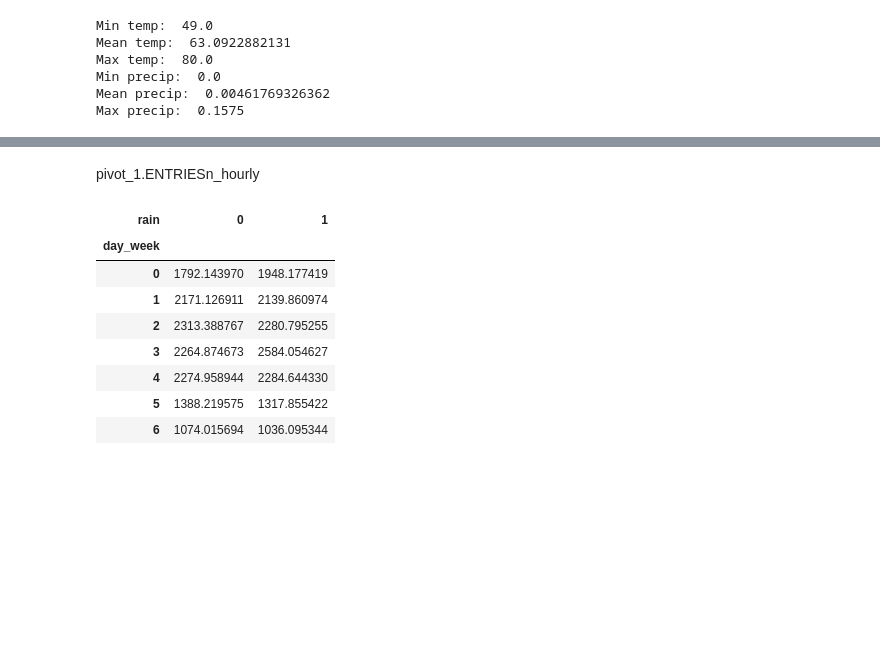
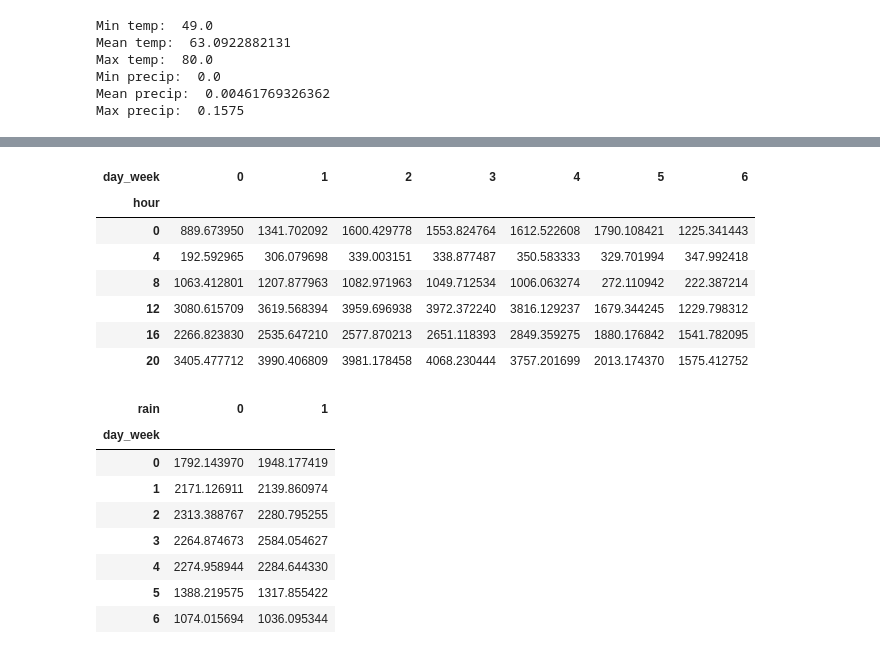
Before and after one commit to UC89/dataScienceStuff, a Jupyter notebook: project_1.ipynb, the cells around one changed output, grey strips where cells are left out. Cells and saved outputs as stored; diff of their text form; code cells hidden in the pictures; blank space fills up the shorter version.

```diff
--- a/project_1.ipynb
+++ b/project_1.ipynb
@@ -114,5 +124,14 @@ https://maps.googleapis.com/maps/api/staticmap?size=800x800&maptype=roadmap&mark
-# %% [markdown]
-pivot_1.ENTRIESn_hourly
+# %%
+pivot_1.ENTRIESn_hourly
+# %% [output]
+| day_week | 0 | 1 | 2 | 3 | 4 | 5 | 6 |
+| hour |  |  |  |  |  |  |  |
+| 0 | 889.673950 | 1341.702092 | 1600.429778 | 1553.824764 | 1612.522608 | 1790.108421 | 1225.341443 |
+| 4 | 192.592965 | 306.079698 | 339.003151 | 338.877487 | 350.583333 | 329.701994 | 347.992418 |
+| 8 | 1063.412801 | 1207.877963 | 1082.971963 | 1049.712534 | 1006.063274 | 272.110942 | 222.387214 |
+| 12 | 3080.615709 | 3619.568394 | 3959.696938 | 3972.372240 | 3816.129237 | 1679.344245 | 1229.798312 |
+| 16 | 2266.823830 | 2535.647210 | 2577.870213 | 2651.118393 | 2849.359275 | 1880.176842 | 1541.782095 |
+| 20 | 3405.477712 | 3990.406809 | 3981.178458 | 4068.230444 | 3757.201699 | 2013.174370 | 1575.412752 |
 # %%
 pivot_4.ENTRIESn_hourly
 # %% [output]
```
Also changed, not shown: parts of 4 cells of this notebook.
